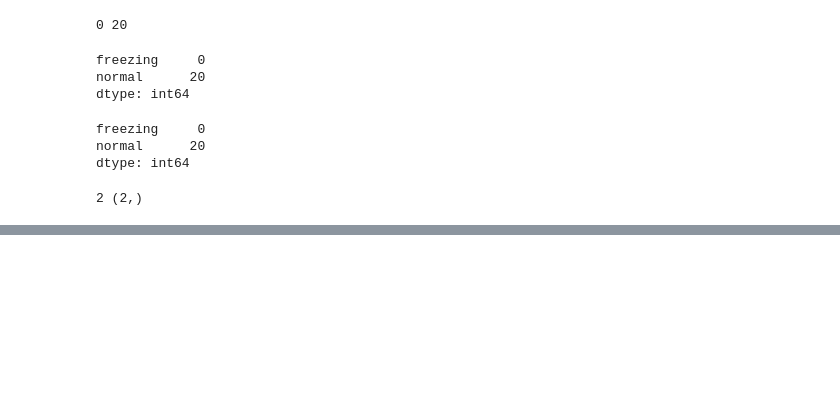
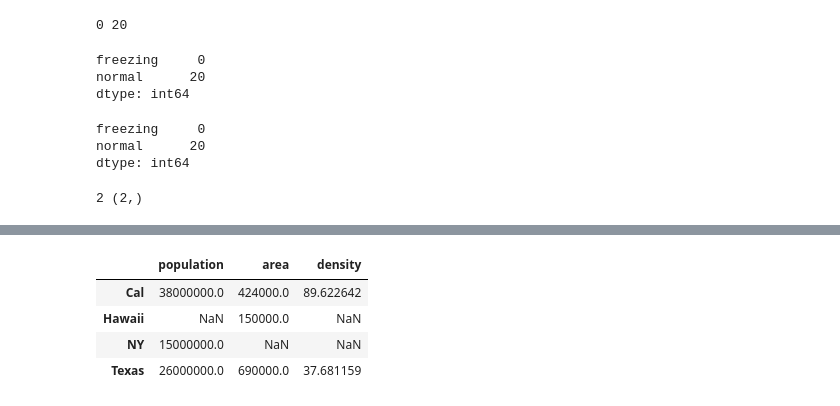
Before and after one commit to AhmadNass7/AI-AND-APPLICATIONS, a Jupyter notebook: 7&8_Prog.ipynb, the cells around one changed output, grey strips where cells are left out. Saved outputs shown, nothing was run; the diff lists cells and outputs as text; code cells hidden in the pictures; blank space fills up the shorter version.

```diff
--- a/7&8_Prog.ipynb
+++ b/7&8_Prog.ipynb
@@ -211,0 +384,5 @@ ind7=pd.Index(["warm","hot","boiling"])
+# %%
+population= pd.Series({'Cal':38000000,'Texas':26000000, 'NY':15000000})         # from 2 data series we make data frame
+area= pd.Series({'Cal':424000,'Texas':690000,'Hawaii':150000})         # from 2 data series we make data frame
+df_states= pd.DataFrame({'population':population,'area':area})
+df_states
@@ -211,0 +395,10 @@ ind7=pd.Index(["warm","hot","boiling"])
+# %%
+df_states['density'] = df_states['population']/df_states['area']
+# %%
+df_states
+# %% [output]
+|  | population | area | density |
+| Cal | 38000000.0 | 424000.0 | 89.622642 |
+| Hawaii | NaN | 150000.0 | NaN |
+| NY | 15000000.0 | NaN | NaN |
+| Texas | 26000000.0 | 690000.0 | 37.681159 |
```
Also changed, not shown: parts of 44 cells of this notebook.
